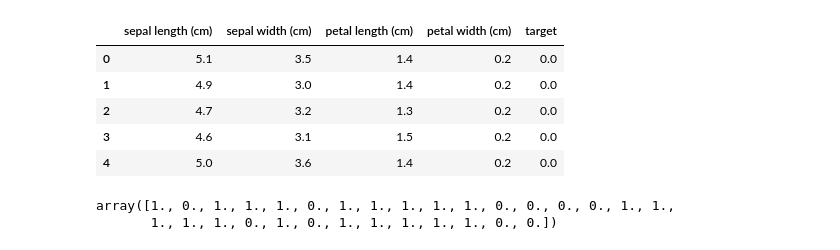
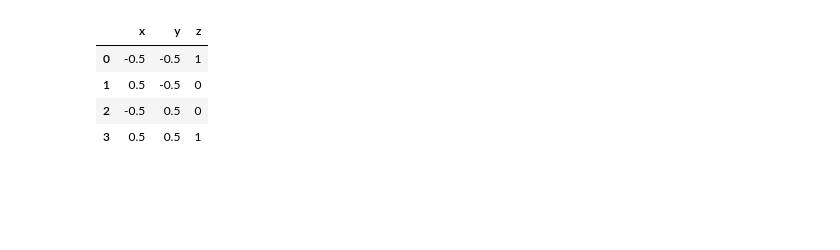
Before and after one commit to javadkavian/ML_Assignments, a Jupyter notebook: DecisionTreeEnsemble/Q4.ipynb, the cells around one changed output. Cells and saved outputs as stored; diff of their text form; code cells hidden in the pictures; blank space fills up the shorter version.

```diff
--- a/DecisionTreeEnsemble/Q4.ipynb
+++ b/DecisionTreeEnsemble/Q4.ipynb
@@ -105,15 +69,13 @@ class SimpleMultiClassBoosting(BaseEstimator, ClassifierMixin):
             finalPrediction = max(votes, key=votes.get)
             prediction[i] = self.label_encoder.inverse_transform(np.array([finalPrediction]))
         return prediction
-# %%
-iris = load_iris()
-df = pd.DataFrame(data=np.c_[iris['data'], iris['target']], columns=iris['feature_names'] + ['target'])
-df.head()
-# %% [output]
-|  | sepal length (cm) | sepal width (cm) | petal length (cm) | petal width (cm) | target |
-| 0 | 5.1 | 3.5 | 1.4 | 0.2 | 0.0 |
-| 1 | 4.9 | 3.0 | 1.4 | 0.2 | 0.0 |
-| 2 | 4.7 | 3.2 | 1.3 | 0.2 | 0.0 |
-| 3 | 4.6 | 3.1 | 1.5 | 0.2 | 0.0 |
-| 4 | 5.0 | 3.6 | 1.4 | 0.2 | 0.0 |
+# %%
+df = pd.read_csv('a.csv')
+df
+# %% [output]
+|  | x | y | z |
+| 0 | -0.5 | -0.5 | 1 |
+| 1 | 0.5 | -0.5 | 0 |
+| 2 | -0.5 | 0.5 | 0 |
+| 3 | 0.5 | 0.5 | 1 |
 # %%
@@ -124,6 +83,0 @@ m.fit(X_train, Y_train)
-# %%
-prediction = m.predict(X_test)
-prediction
-# %% [output]
-array([1., 0., 1., 1., 1., 0., 1., 1., 1., 1., 1., 0., 0., 0., 0., 1., 1.,
-       1., 1., 1., 0., 1., 0., 1., 1., 1., 1., 1., 0., 0.])
```
Also changed, not shown: parts of 7 cells of this notebook, 2 other files.
